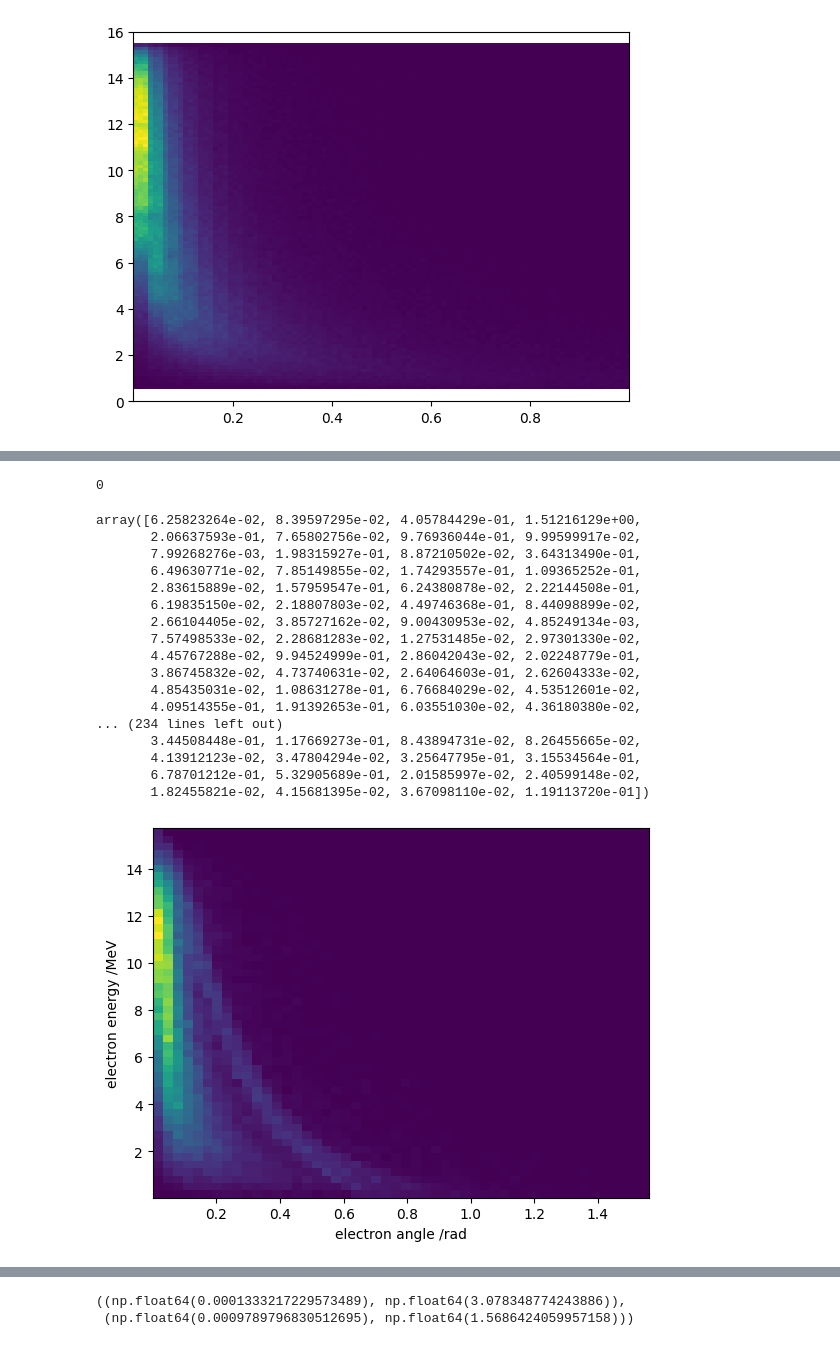
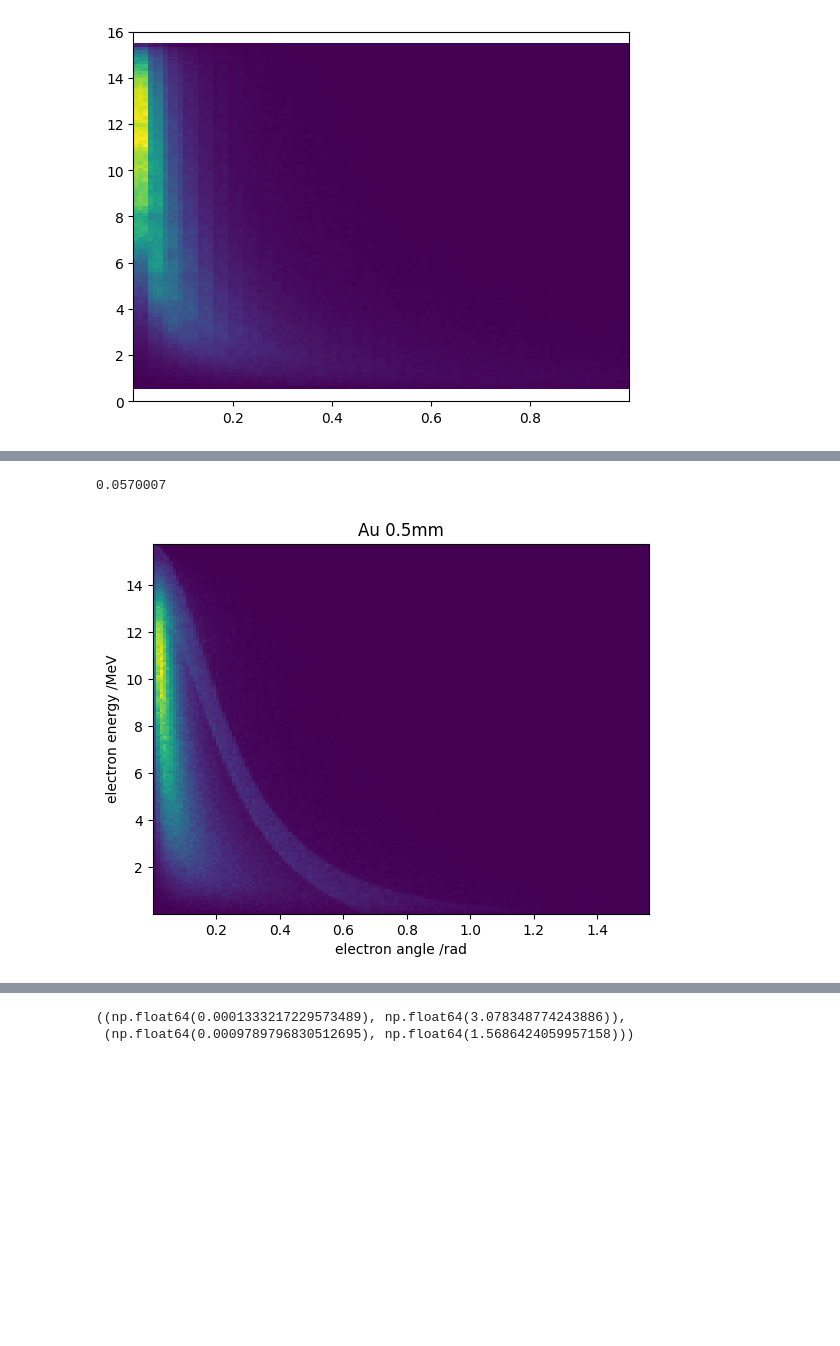
Before and after one commit to SciDev5/magnetic_recoil_spectrometer_tools, a Jupyter notebook: montecarlo_0.ipynb, the cells around one changed output, grey strips where cells are left out. Drawn from its saved outputs; the diff is of its cells as text; code cells hidden in the pictures; blank space fills up the shorter version.

```diff
--- a/montecarlo_0.ipynb
+++ b/montecarlo_0.ipynb
@@ -280,8 +327,8 @@ def acceptance(
 
     return angle_out, angle_phi_out, pos_x_out, pos_y_out, energy_out
 # %%
-VB = []
-VC = []
+# VB = []
+# VC = []
 def gen_cross_section_compton(
     electron_number_density: float,  # electrons/m^3
     phot_energy_range: npt.NDArray,  # :: [energy/J; n]
@@ -339,8 +386,8 @@ def gen_cross_section_compton(
         phot_angle_out = sample_distr_1_1(
             count, phot_scattering_angle_distr, phot_energy_in
         )
-        VB.append(phot_angle_out)
-        VC.append(compton_elec_params(phot_energy_in, phot_angle_out)[0])
+        # VB.append(phot_angle_out)
+        # VC.append(compton_elec_params(phot_energy_in, phot_angle_out)[0])
         return compton_elec_params(phot_energy_in, phot_angle_out)
 
     return csd_total, gen_rays
@@ -644,4 +687,7 @@ building pair production cross section: 100.0%   10.5s/~10.5s   now: 2025-06-23
 # %%
+Z = 79
+gold_number_density = 19320000 / 196.97 * mol
+
 
 with open("./edata.txt", "r") as srem:
     gold_srem = np.array(
@@ -653,12 +699,14 @@ with open("./edata.txt", "r") as srem:
 
 
 gold_crosssection_compton = gen_cross_section_compton(
-    gold_number_density*Z, np.linspace(15, 17, 3) * MeV, np.linspace(0.0, np.pi, 1000)
+    gold_number_density * Z, np.linspace(15, 17, 3) * MeV, np.linspace(0.0, np.pi, 1000)
 )
 
 gold_crosssection_pairproduction = gen_cross_section_pairproduction(
-    gold_number_density, load_pairproduction_cross_section("gold_crosssection_pairproduction.npz")
+    gold_number_density,
+    load_pairproduction_cross_section("gold_crosssection_pairproduction.npz"),
 )
+
 
 def cross_section_total_test(x):
     return 50.0
@@ -666,54 +714,39 @@ def cross_section_total_test(x):
 
 def cross_section_differential_test(count: int, e_in: float) -> AngleEnergy:
     return np.zeros(count), e_in * np.ones(count)
 
 
 cross_section_test: CrossSection = (
     cross_section_total_test,
     cross_section_differential_test,
 )
 
 
 gold_foil: Foil = gold_srem, [
     gold_crosssection_compton,
     gold_crosssection_pairproduction,
     # cross_section_test,
 ]
 
+N = 10_000_000
 elec_angle, elec_energy = foil_trace(
-    n_steps=1000,
-    n_rays_incident=1_000_000,
+    # n_steps=1000,
+    n_rays_incident=N,
     n_srxm_steps=100,
     phot_energy_in=16 * MeV,
     foil_properties=gold_foil,
     foil_depth=0.5 * millimeter,
 )
 
 # plt.scatter(elec_angle, elec_energy / MeV, s=1)
-plt.hist2d(elec_angle[elec_energy>0], elec_energy[elec_energy>0] / MeV, bins=50)
+plt.hist2d(elec_angle, elec_energy / MeV, bins=150)
+plt.title("Au 0.5mm")
 plt.xlabel("electron angle /rad")
-
 plt.ylabel("electron energy /MeV")
 # plt.xlim(-0.1,np.pi)
 # plt.ylim(0,17)
-elec_angle[:1000]
+# elec_angle[:1000]
+elec_angle.size / N
 # %% [output]
-0
+0.0570007
-array([6.25823264e-02, 8.39597295e-02, 4.05784429e-01, 1.51216129e+00,
-       2.06637593e-01, 7.65802756e-02, 9.76936044e-01, 9.99599917e-02,
-       7.99268276e-03, 1.98315927e-01, 8.87210502e-02, 3.64313490e-01,
-       6.49630771e-02, 7.85149855e-02, 1.74293557e-01, 1.09365252e-01,
-       2.83615889e-02, 1.57959547e-01, 6.24380878e-02, 2.22144508e-01,
-       6.19835150e-02, 2.18807803e-02, 4.49746368e-01, 8.44098899e-02,
-       2.66104405e-02, 3.85727162e-02, 9.00430953e-02, 4.85249134e-03,
-       7.57498533e-02, 2.28681283e-02, 1.27531485e-02, 2.97301330e-02,
-       4.45767288e-02, 9.94524999e-01, 2.86042043e-02, 2.02248779e-01,
-       3.86745832e-02, 4.73740631e-02, 2.64064603e-01, 2.62604333e-02,
-       4.85435031e-02, 1.08631278e-01, 6.76684029e-02, 4.53512601e-02,
-       4.09514355e-01, 1.91392653e-01, 6.03551030e-02, 4.36180380e-02,
-... (234 lines left out)
-       3.44508448e-01, 1.17669273e-01, 8.43894731e-02, 8.26455665e-02,
-       4.13912123e-02, 3.47804294e-02, 3.25647795e-01, 3.15534564e-01,
-       6.78701212e-01, 5.32905689e-01, 2.01585997e-02, 2.40599148e-02,
-       1.82455821e-02, 4.15681395e-02, 3.67098110e-02, 1.19113720e-01])
-[figure, old version]
+[figure, new version]
```
Also changed, not shown: parts of 18 cells of this notebook, 7 other files.
